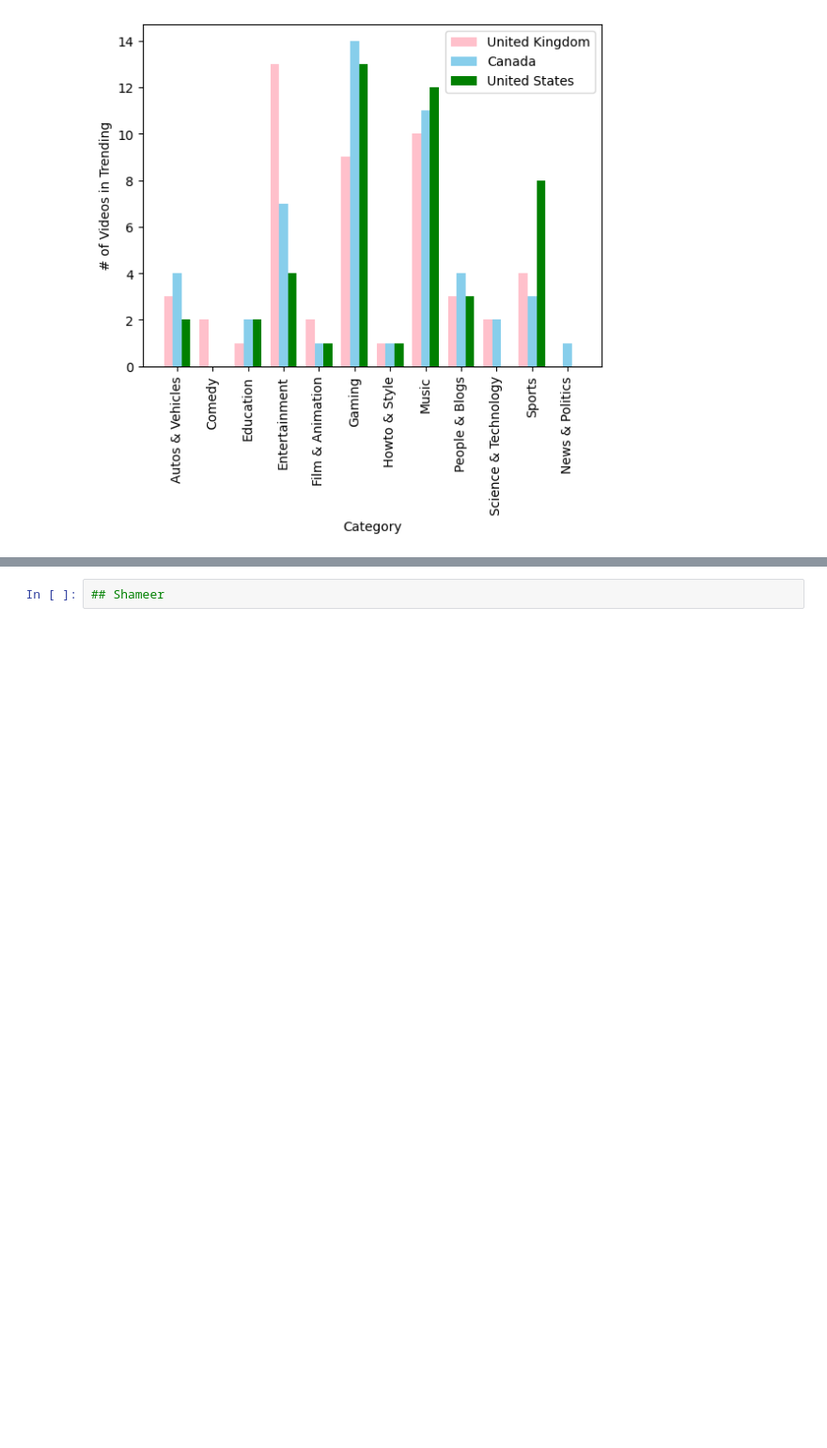
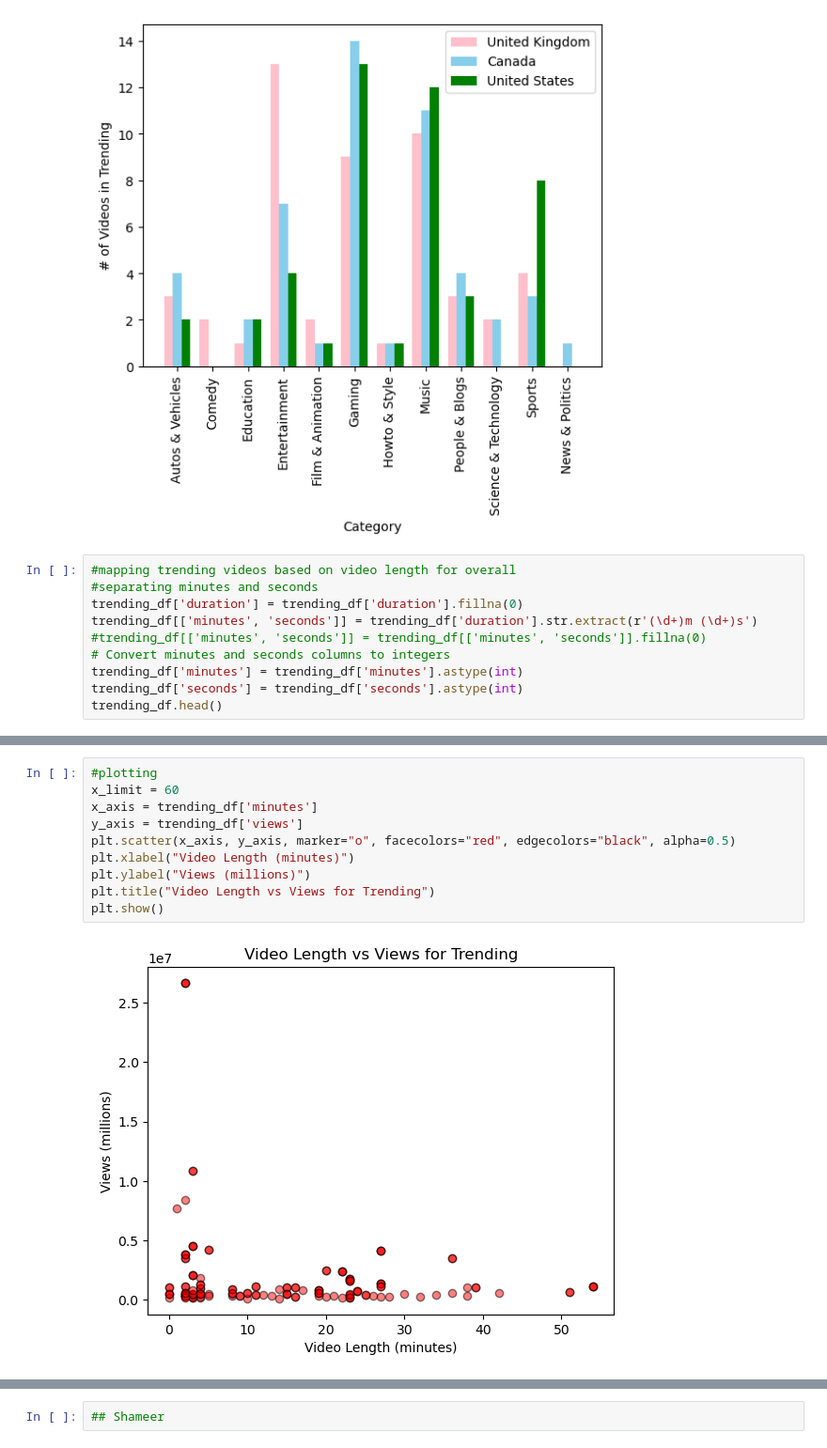
Before and after one commit to sophiagemanuel/Youtube_project, a Jupyter notebook: YouTube_Trending_ver_10.ipynb, the cells around one changed output, grey strips where cells are left out. Shown at 94% size. Saved outputs shown, nothing was run; the diff lists cells and outputs as text; blank space fills up the shorter version.

Commit message:
more graphs of Video Length vs Views

```diff
--- a/YouTube_Trending_ver_10.ipynb
+++ b/YouTube_Trending_ver_10.ipynb
@@ -417,3 +417,13 @@ plt.legend()
 plt.show()
 # %% [output]
 [figure]
+# %%
+#mapping trending videos based on video length for overall
+#separating minutes and seconds
+trending_df['duration'] = trending_df['duration'].fillna(0)
+trending_df[['minutes', 'seconds']] = trending_df['duration'].str.extract(r'(\d+)m (\d+)s')
+#trending_df[['minutes', 'seconds']] = trending_df[['minutes', 'seconds']].fillna(0)
+# Convert minutes and seconds columns to integers
+trending_df['minutes'] = trending_df['minutes'].astype(int)
+trending_df['seconds'] = trending_df['seconds'].astype(int)
+trending_df.head()
@@ -419,0 +437,12 @@ plt.show()
+# %%
+#plotting
+x_limit = 60
+x_axis = trending_df['minutes']
+y_axis = trending_df['views']
+plt.scatter(x_axis, y_axis, marker="o", facecolors="red", edgecolors="black", alpha=0.5)
+plt.xlabel("Video Length (minutes)")
+plt.ylabel("Views (millions)")
+plt.title("Video Length vs Views for Trending")
+plt.show()
+# %% [output]
+[figure, added]
```
Also changed, not shown: parts of 4 cells of this notebook.
